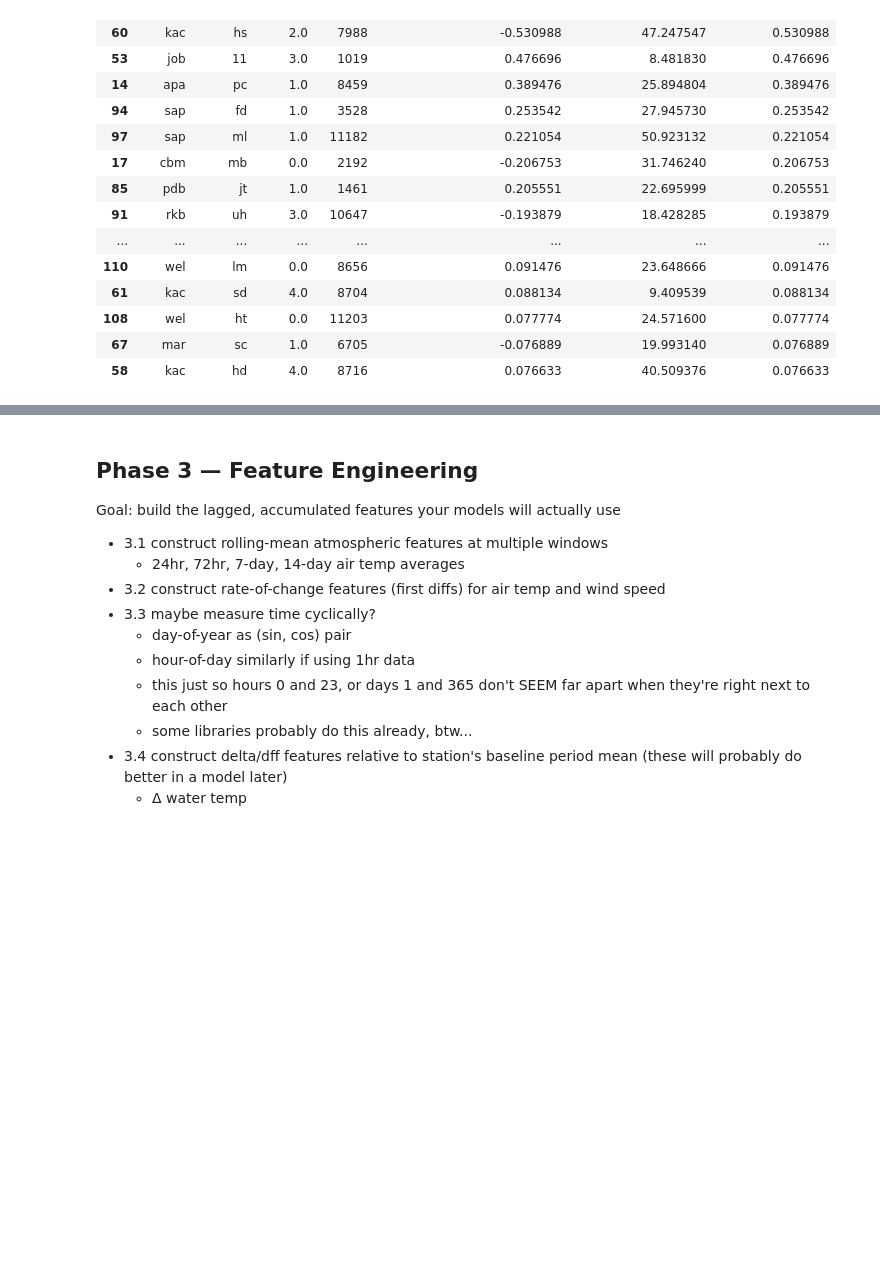
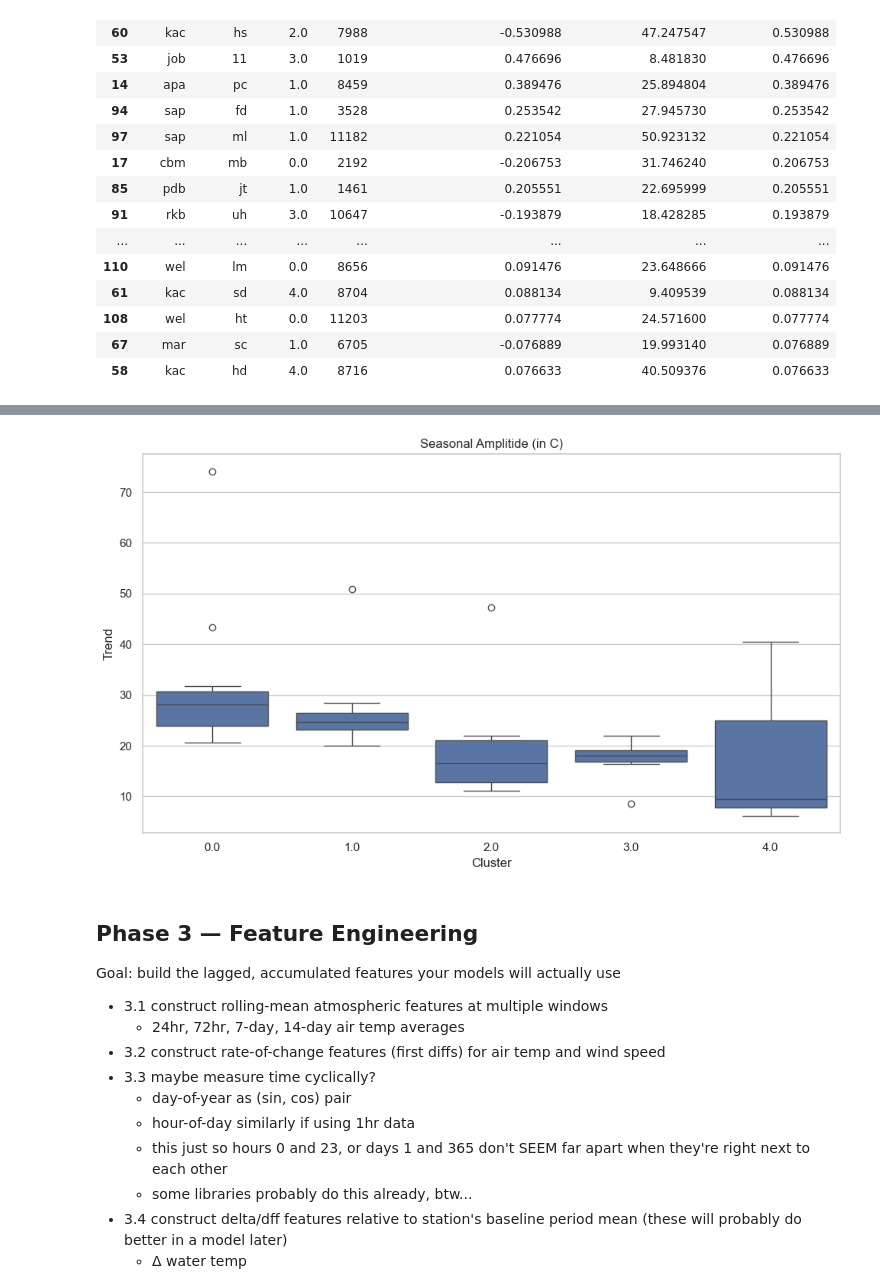
Before and after one commit to jeturcotte/estuaries, a Jupyter notebook: code/t4d.full.project.ipynb, the cells around one changed output, grey strips where cells are left out. Drawn from its saved outputs; the diff is of its cells as text; code cells hidden in the pictures; blank space fills up the shorter version.

```diff
--- a/code/t4d.full.project.ipynb
+++ b/code/t4d.full.project.ipynb
@@ -1610,3 +1607,15 @@ Passing `palette` without assigning `hue` is deprecated and will be removed in v
+# %%
+# let's visualize the lag relationships for the cluster summary
+# via a boxplot of the station-level lag values by cluster
+plt.figure( figsize = ( 10, 6 ) )
+sns.boxplot( data = trend_drift_candidates, x = 'cluster', y = 'stl_seasonal_amp_c' )
+plt.title( 'Seasonal Amplitide (in C)' )
+plt.xlabel( 'Cluster' )
+plt.ylabel( 'Trend' )
+plt.tight_layout( )
+plt.show( )
+# %% [output]
+[figure, added]
 # %% [markdown]
 ## Phase 3 — Feature Engineering
 Goal: build the lagged, accumulated features your models will actually use
```
Also changed, not shown: parts of 7 cells of this notebook.
